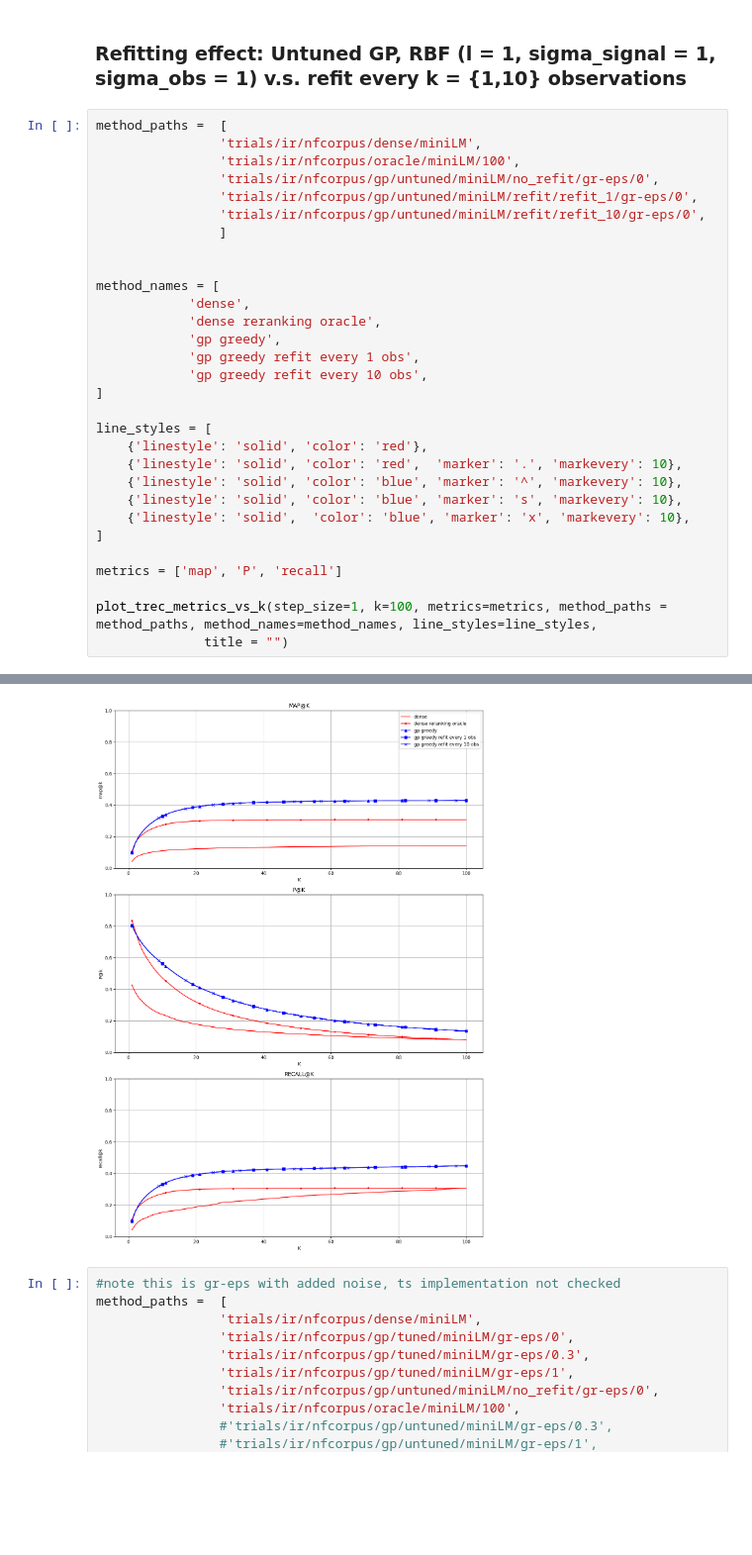
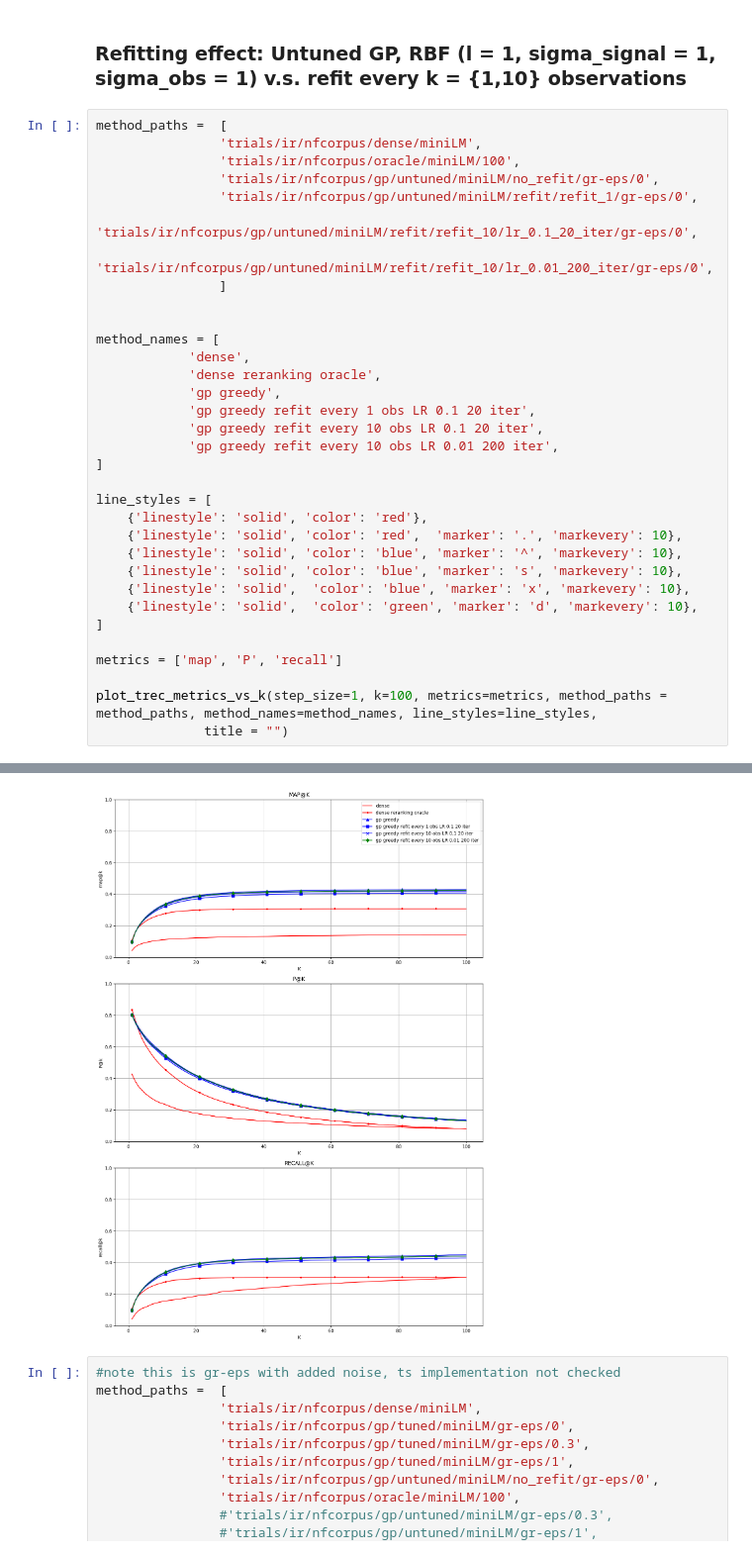
Before and after one commit to D3Mlab/nl-pe, a Jupyter notebook: notebooks/plots/trec.ipynb, the cells around one changed output, grey strips where cells are left out. Shown at 99% size. Cells and saved outputs as stored; diff of their text form; blank space fills up the shorter version.

Commit message:
update refitting code

```diff
--- a/notebooks/plots/trec.ipynb
+++ b/notebooks/plots/trec.ipynb
@@ -72,7 +133,8 @@ method_paths =  [
                 'trials/ir/nfcorpus/oracle/miniLM/100',
                 'trials/ir/nfcorpus/gp/untuned/miniLM/no_refit/gr-eps/0',
                 'trials/ir/nfcorpus/gp/untuned/miniLM/refit/refit_1/gr-eps/0',
-                'trials/ir/nfcorpus/gp/untuned/miniLM/refit/refit_10/gr-eps/0',
+                'trials/ir/nfcorpus/gp/untuned/miniLM/refit/refit_10/lr_0.1_20_iter/gr-eps/0',
+                'trials/ir/nfcorpus/gp/untuned/miniLM/refit/refit_10/lr_0.01_200_iter/gr-eps/0',
                 ]
 
 
@@ -80,8 +142,9 @@ method_names = [
             'dense',
             'dense reranking oracle',
             'gp greedy',
-            'gp greedy refit every 1 obs',
-            'gp greedy refit every 10 obs',
+            'gp greedy refit every 1 obs LR 0.1 20 iter',
+            'gp greedy refit every 10 obs LR 0.1 20 iter',
+            'gp greedy refit every 10 obs LR 0.01 200 iter',
 ]
 
 line_styles = [
@@ -90,6 +153,7 @@ line_styles = [
     {'linestyle': 'solid', 'color': 'blue', 'marker': '^', 'markevery': 10},
     {'linestyle': 'solid', 'color': 'blue', 'marker': 's', 'markevery': 10},
     {'linestyle': 'solid',  'color': 'blue', 'marker': 'x', 'markevery': 10},
+    {'linestyle': 'solid',  'color': 'green', 'marker': 'd', 'markevery': 10},
 ]
 
 metrics = ['map', 'P', 'recall']
@@ -103,5 +167,5 @@ Shape: (5, 4001)
 First row: [{'P_1': 0.42724458204334365, 'P_2': 0.38235294117647056, 'P_3': 0.347781217750258, 'P_4': 0.32507739938080493, 'P_5': 0.30278637770897837, 'P_6': 0.28689370485036114, 'P_7': 0.271118973905 ...
-[figure, old version]
+[figure, new version]
 # %%
 #note this is gr-eps with added noise, ts implementation not checked
 method_paths =  [
```
Also changed, not shown: parts of 5 cells of this notebook, 2 other files.
